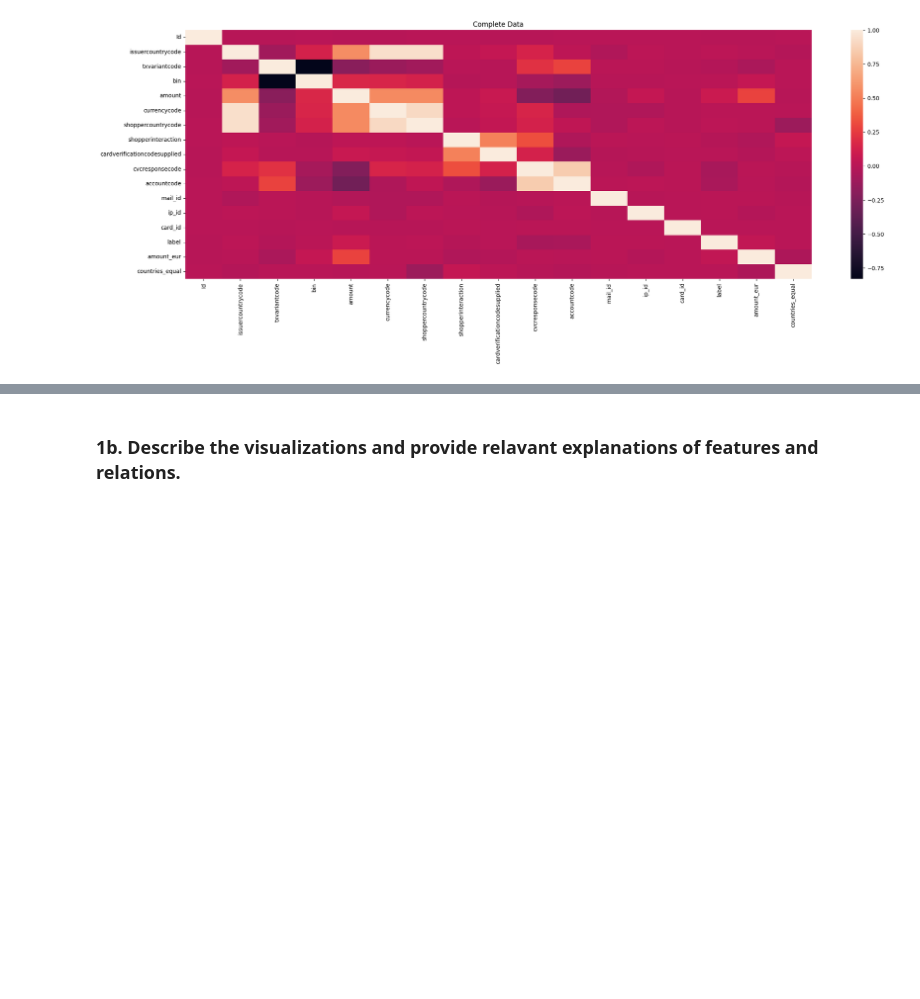
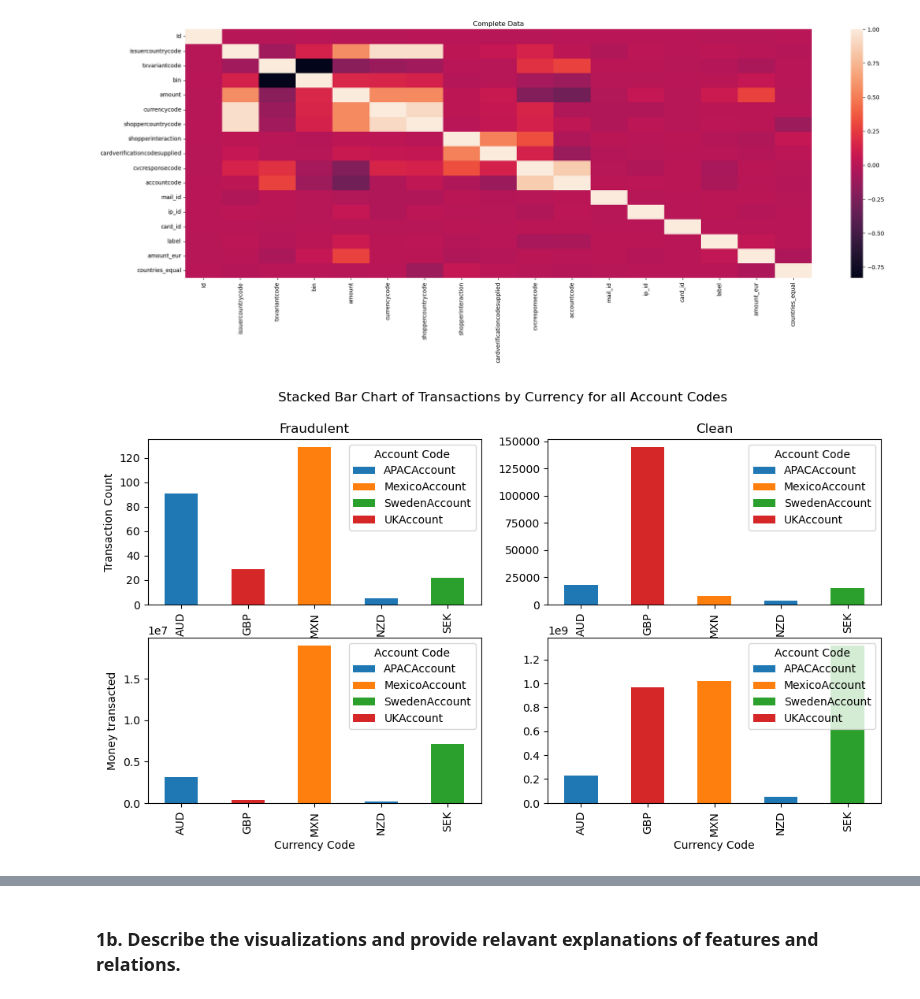
Before and after one commit to amar-mesic/cyber-data, a Jupyter notebook: lab-1/Lab1.ipynb, the cells around one changed output, grey strips where cells are left out. Drawn from its saved outputs; the diff is of its cells as text; code cells hidden in the pictures; blank space fills up the shorter version.

Commit message:
add stacked bar chart

```diff
--- a/lab-1/Lab1.ipynb
+++ b/lab-1/Lab1.ipynb
@@ -56,6 +56,8 @@ import re
 
 train_path = 'cda-lab-1-credit-card-fraud/train_data.csv'
 test_path = 'cda-lab-1-credit-card-fraud/test_data.csv'
+# %%
+df = pd.read_csv(train_path)
 # %% [markdown]
 ## 1. Visualization task – 1 A4
 # %% [markdown]
@@ -146,0 +161,10 @@ X = df1[['issuercountrycode','txvariantcode','bin','amount','currencycode','shop
+# %%
+print('df columns: ', df1.columns)
+print('x columns: ', X.columns)
+
+fraudulent_df = df.query('label==1')
+normal_df = df[df['label'] == 0]
+
+print('Fraudulent transactions: ', fraudulent_df.shape[0])
+print('Normal transactions: ', normal_df.shape[0])
+print('all transactions: ', df1.shape[0])
@@ -174,3 +213,48 @@ plt.show()
 # %% [output]
 [figure]
 [figure]
+# %%
+# Sample data
+data = pd.DataFrame({
+    'Gender': ['Male', 'Female', 'Female', 'Male', 'Female'],
+    'Preference': ['Tea', 'Coffee', 'Tea', 'Coffee', 'Coffee']
+})
+
+# Create a contingency table
+table_all = pd.crosstab(df['currencycode'], df['accountcode'])
+table_fraudulent = pd.crosstab(fraudulent_df['currencycode'], fraudulent_df['accountcode'])
+table_normal = pd.crosstab(normal_df['currencycode'], normal_df['accountcode'])
+table_fraudulent_amount = pd.crosstab(fraudulent_df['currencycode'], fraudulent_df['accountcode'], values=df['amount'], aggfunc='sum')
+table_normal_amount = pd.crosstab(normal_df['currencycode'], normal_df['accountcode'], values=df['amount'], aggfunc='sum')
+
+fig, ((ax1, ax2), (ax3, ax4)) = plt.subplots(nrows=2, ncols=2, figsize=(12, 6))  # Create a figure and a 1x2 subplot grid
+fig.suptitle('Stacked Bar Chart of Transactions by Currency for all Account Codes')
+
+# Plot a stacked bar chart
+table_fraudulent.plot(kind='bar', stacked=True, ax=ax1)
+ax1.set_title('Fraudulent')
+ax1.set_xlabel('Currency Code')
+ax1.set_ylabel('Transaction Count')
+ax1.legend(title='Account Code')
+
+
+table_normal.plot(kind='bar', stacked=True, ax=ax2)
+ax2.set_title('Clean')
+ax2.set_xlabel('Currency Code')
+# ax2.set_ylabel('Transaction Count')
+ax2.legend(title='Account Code')
+
+table_fraudulent_amount.plot(kind='bar', stacked=True, ax=ax3)
+ax3.set_xlabel('Currency Code')
+ax3.set_ylabel('Money transacted')
+ax3.legend(title='Account Code')
+
+
+table_normal_amount.plot(kind='bar', stacked=True, ax=ax4)
+ax4.set_xlabel('Currency Code')
+ax4.legend(title='Account Code')
+
+
+plt.show()
+# %% [output]
+[figure, added]
```
Also changed, not shown: parts of 4 cells of this notebook.
